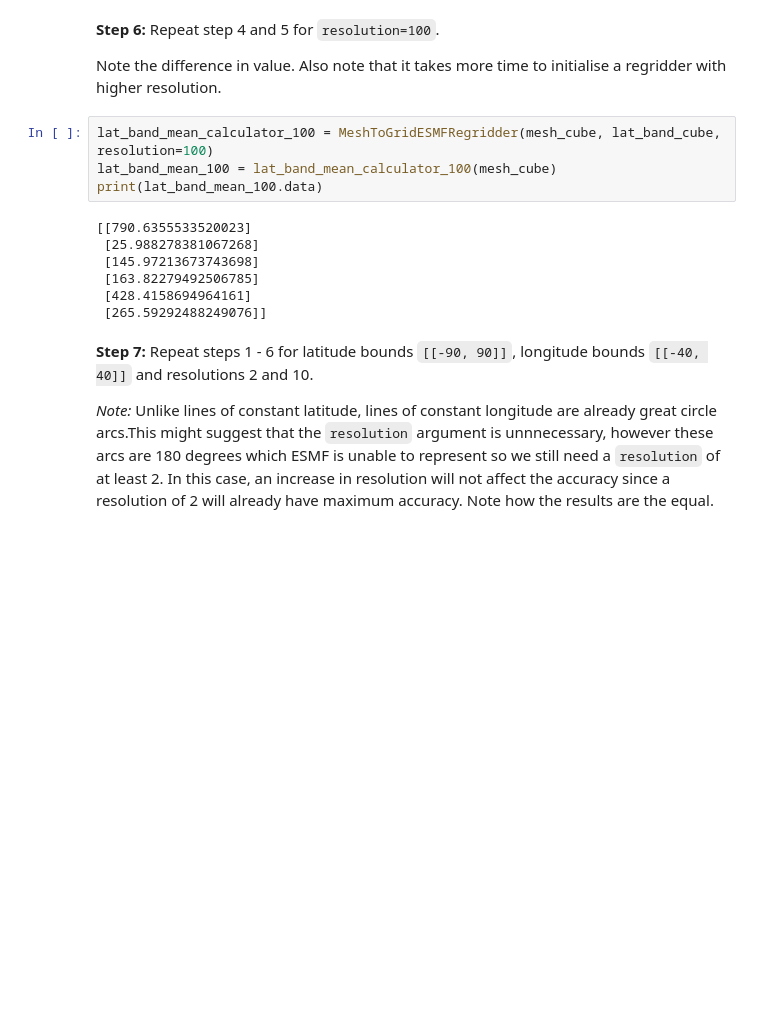
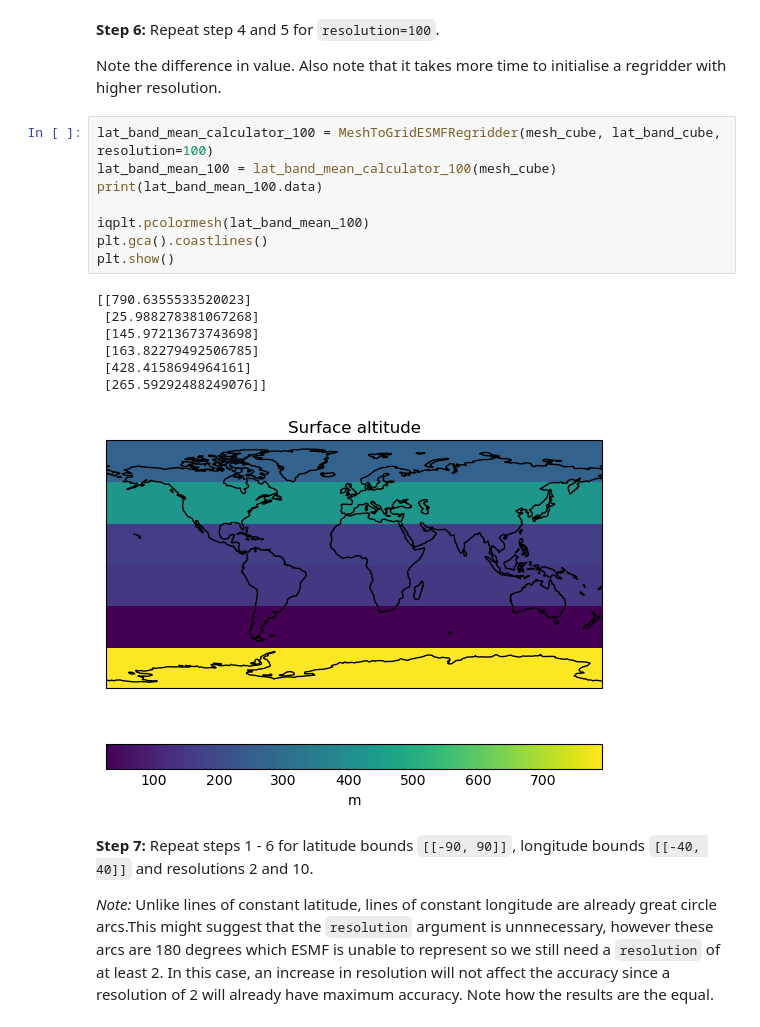
Before and after one commit to scitools-classroom/iris-mesh-tutorial, a Jupyter notebook: notebooks/Sec_05_Regridding.ipynb, the cells around one changed output. Cells and saved outputs as stored; diff of their text form; blank space fills up the shorter version.

```diff
--- a/notebooks/Sec_05_Regridding.ipynb
+++ b/notebooks/Sec_05_Regridding.ipynb
@@ -305,14 +310,19 @@ Note the difference in value. Also note that it takes more time to initialise a
 # %%
 lat_band_mean_calculator_100 = MeshToGridESMFRegridder(mesh_cube, lat_band_cube, resolution=100)
 lat_band_mean_100 = lat_band_mean_calculator_100(mesh_cube)
 print(lat_band_mean_100.data)
+
+iqplt.pcolormesh(lat_band_mean_100)
+plt.gca().coastlines()
+plt.show()
 # %% [output]
 [[790.6355533520023]
  [25.988278381067268]
  [145.97213673743698]
  [163.82279492506785]
  [428.4158694964161]
  [265.59292488249076]]
+[figure, added]
 # %% [markdown]
 **Step 7:** Repeat steps 1 - 6 for latitude bounds `[[-90, 90]]`, longitude bounds `[[-40, 40]]` and resolutions 2 and 10.
 
```
Also changed, not shown: parts of 17 cells of this notebook, 1 other file.
